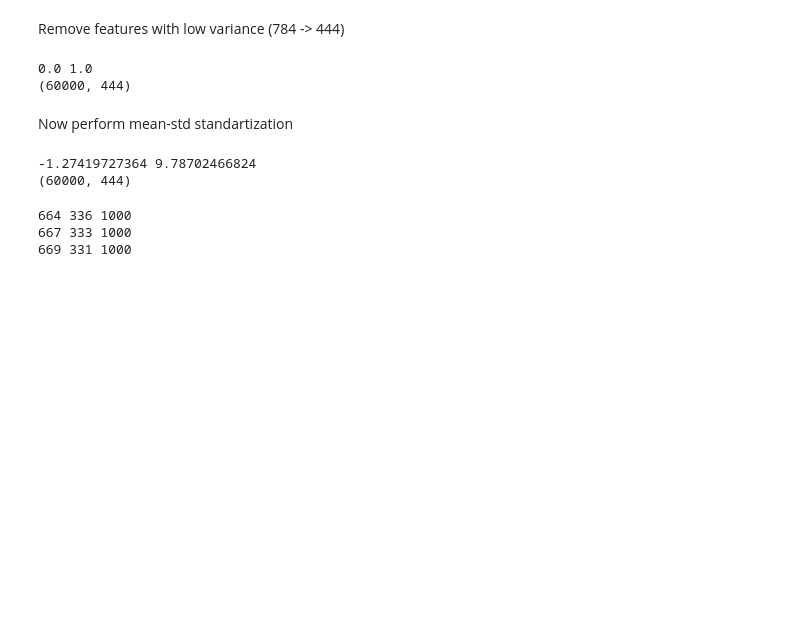
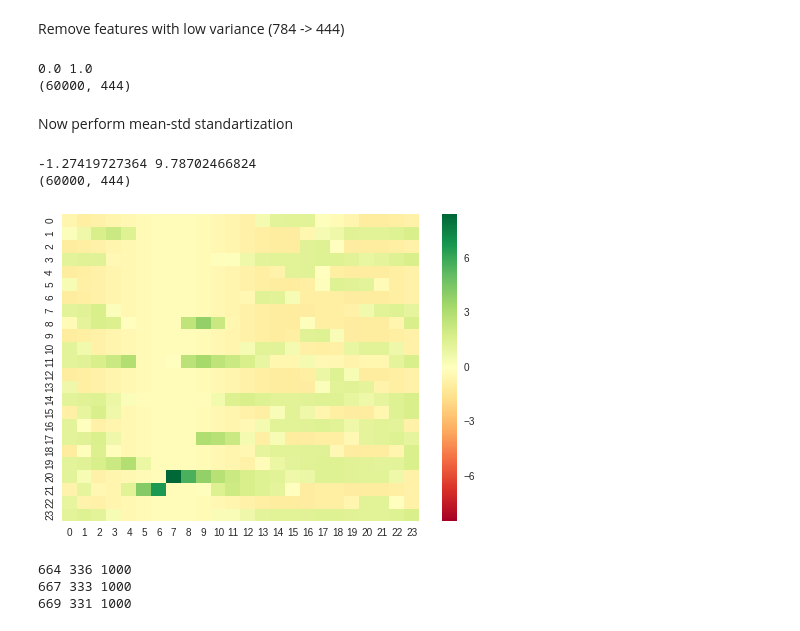
Before and after one commit to yell/mnist-challenge, a Jupyter notebook: main.ipynb, the cells around one changed output. Cells and saved outputs as stored; diff of their text form; code cells hidden in the pictures; blank space fills up the shorter version.

```diff
--- a/main.ipynb
+++ b/main.ipynb
@@ -63,10 +67,12 @@ Now perform mean-std standartization
 # %%
 X_scaled = StandardScaler(copy=False).fit_transform(X_scaled)
 print X_scaled.min(), X_scaled.max()
 print X_scaled.shape
+sns.heatmap(X_scaled[100:124, 100:124], cmap='RdYlGn'); # more interesting
 # %% [output]
 -1.27419727364 9.78702466824
 (60000, 444)
+[figure, added]
 # %%
 tts = TrainTestSplitter(shuffle=True, random_seed=1337)
 for train, test in tts.k_fold_split(y[:1000], n_folds=3, stratify=True):
```
Also changed, not shown: parts of 4 cells of this notebook, 4 other files.
